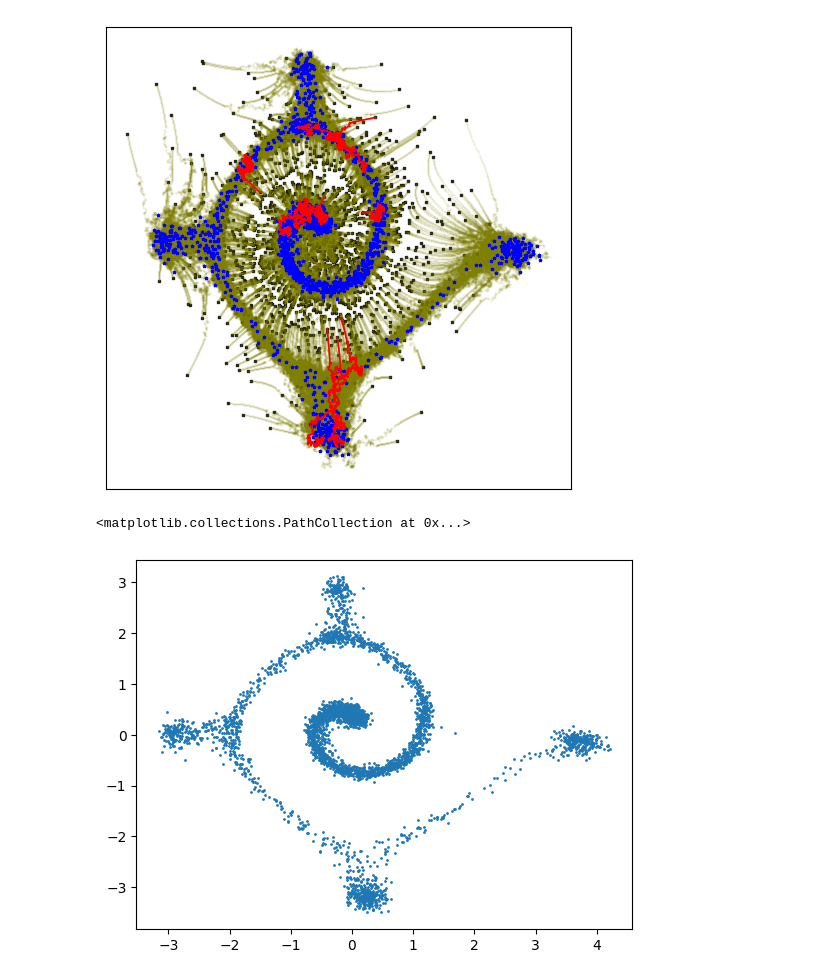
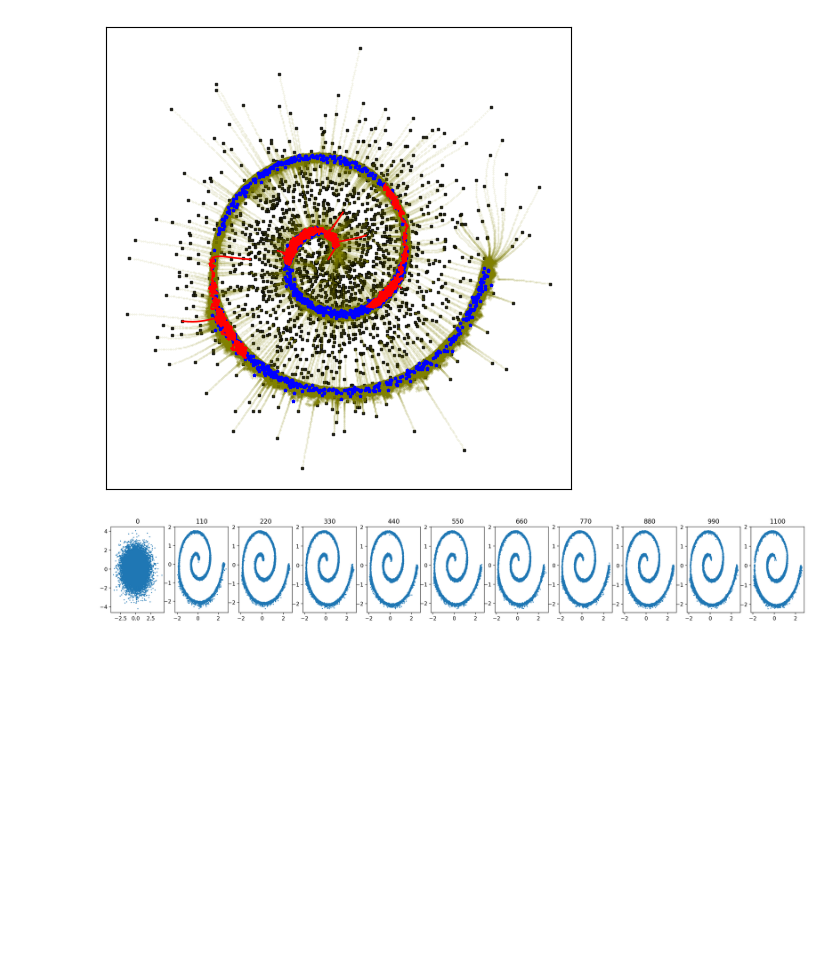
Before and after one commit to meetcfd/EnergyMatching, a Jupyter notebook: experiments/toy2d/analysis/negation_test_ebm.ipynb, the cells around one changed output. Cells and saved outputs as stored; diff of their text form; code cells hidden in the pictures; blank space fills up the shorter version.

```diff
--- a/experiments/toy2d/analysis/negation_test_ebm.ipynb
+++ b/experiments/toy2d/analysis/negation_test_ebm.ipynb
@@ -8,15 +8,15 @@ import torch
 from torch import nn
 from physics_flow_matching.multi_fidelity.synthetic.dists.base import get_distribution
 # %%
-model_uni =  MLP(input_dim=2,
+model_neg_spi =  MLP(input_dim=2,
                 hidden_dims= [256]*5,
                 output_dim=1,
                 act1=nn.functional.silu,
                 act2=None
             )
-model_uni.load_state_dict(torch.load('/home/meet/FlowMatchingTests/EnergyMatching/experiments/toy2d/exps/exp_2/saved_state/checkpoint_60.pth')['model_state_dict'])
-model_uni.eval();
-model_uni.to(device='cuda')
+model_neg_spi.load_state_dict(torch.load('/home/meet/FlowMatchingTests/EnergyMatching/experiments/toy2d/exps/exp_13/saved_state/checkpoint_200.pth')['model_state_dict'])
+model_neg_spi.eval();
+model_neg_spi.to(device='cuda')
 
 model_spi =  MLP(input_dim=2,
                 hidden_dims= [256]*5,
@@ -24,11 +24,11 @@ model_spi =  MLP(input_dim=2,
                 act1=nn.functional.silu,
                 act2=None
             )
-model_spi.load_state_dict(torch.load('/home/meet/FlowMatchingTests/EnergyMatching/experiments/toy2d/exps/exp_3/saved_state/checkpoint_60.pth')['model_state_dict'])
+model_spi.load_state_dict(torch.load('/home/meet/FlowMatchingTests/EnergyMatching/experiments/toy2d/exps/exp_12/saved_state/checkpoint_200.pth')['model_state_dict'])
 model_spi.eval();
 model_spi.to(device='cuda')
 
-model = lambda t, x : - model_uni(t, x) + model_spi(t, x)
+model = lambda t, x, y : 3*model_spi(t, x) - model_neg_spi(t, x)
 # %%
 x_init = get_distribution('gaussian').sample(20000).to('cuda')
 # m, s = x_init.mean(dim=0, keepdim=True), x_init.std(dim=0, keepdim=True)
@@ -36,17 +36,17 @@ x_init = get_distribution('gaussian').sample(20000).to('cuda')
 from experiments.toy2d.utils_2D_new import simulate_piecewise_length, plot_trajectories_custom
 
 # Use the same tau_star, epsilon_max we used for training.
-x = (x_init[:4000])
+x = (x_init)
 
 traj_np, times_np = simulate_piecewise_length(
     model,
     x,
     dt=0.01,
-    max_length=600,
+    max_length=3000,
     tau_star=0.8,
     epsilon_max=0.01
 )
 
 plot_trajectories_custom(traj_np)
 # %% [output]
-[figure, old version]
+[figure, new version]
@@ -55,5 +55,9 @@ import matplotlib.pyplot as plt
 # %%
-plt.scatter(traj_np[-1, :, 0], traj_np[-1, :, 1], s=1)
+fig, axes = plt.subplots(1, 11, figsize=(24, 3), dpi=200)
+for ind, i in enumerate(range(0, traj_np.shape[0], traj_np.shape[0]//10)):
+    axes[ind].set_title(i)
+    axes[ind].scatter(traj_np[i, :, 0], traj_np[i, :, 1], s=1)
+# plt.scatter(traj_np_spi[-1, :, 0], traj_np_spi[-1, :, 1], s=1, alpha=0.5)
+# plt.scatter(traj_np_spi_[-1, :, 0], traj_np_spi_[-1, :, 1], s=1, alpha=0.5)
 # %% [output]
-<matplotlib.collections.PathCollection at 0x...>
-[figure, old version]
+[figure, new version]
```
Also changed, not shown: parts of 3 cells of this notebook, 9 other files.
